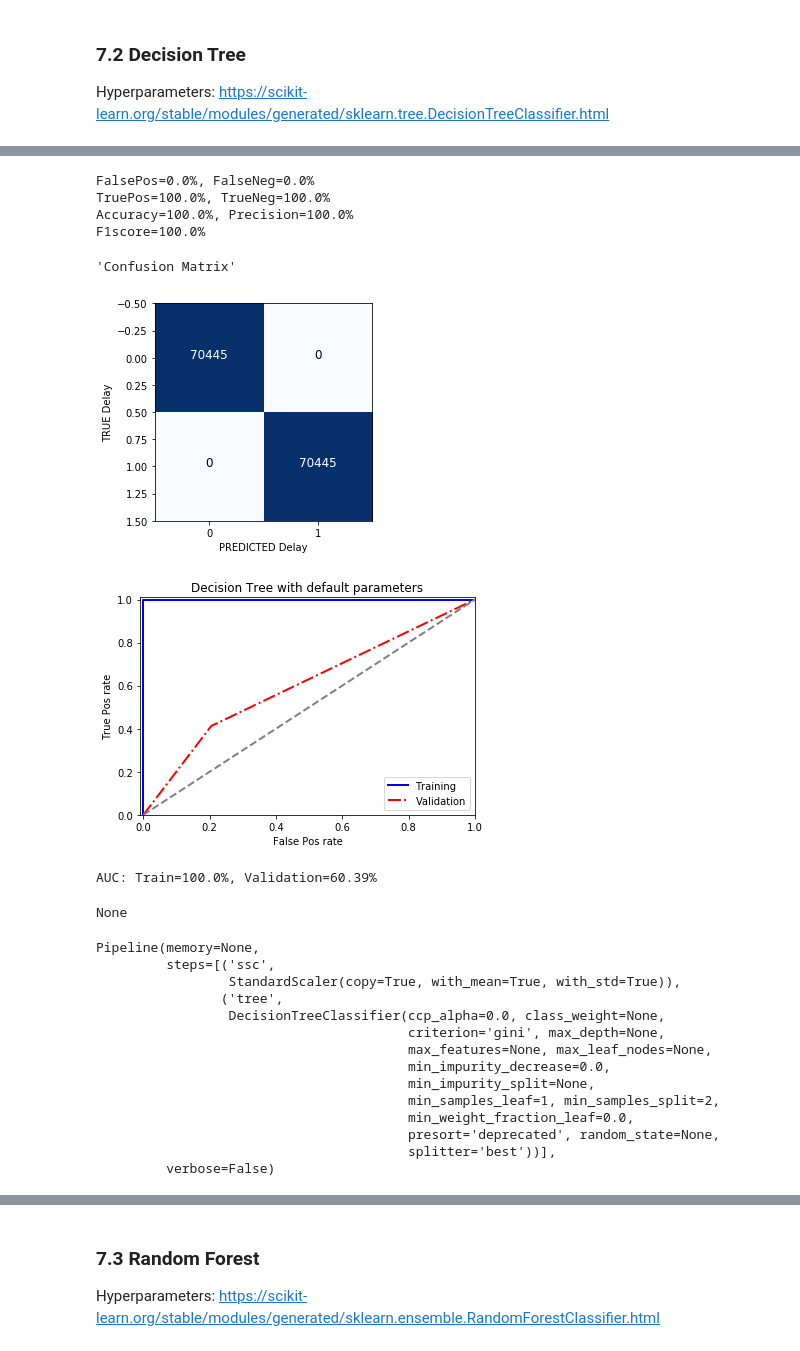
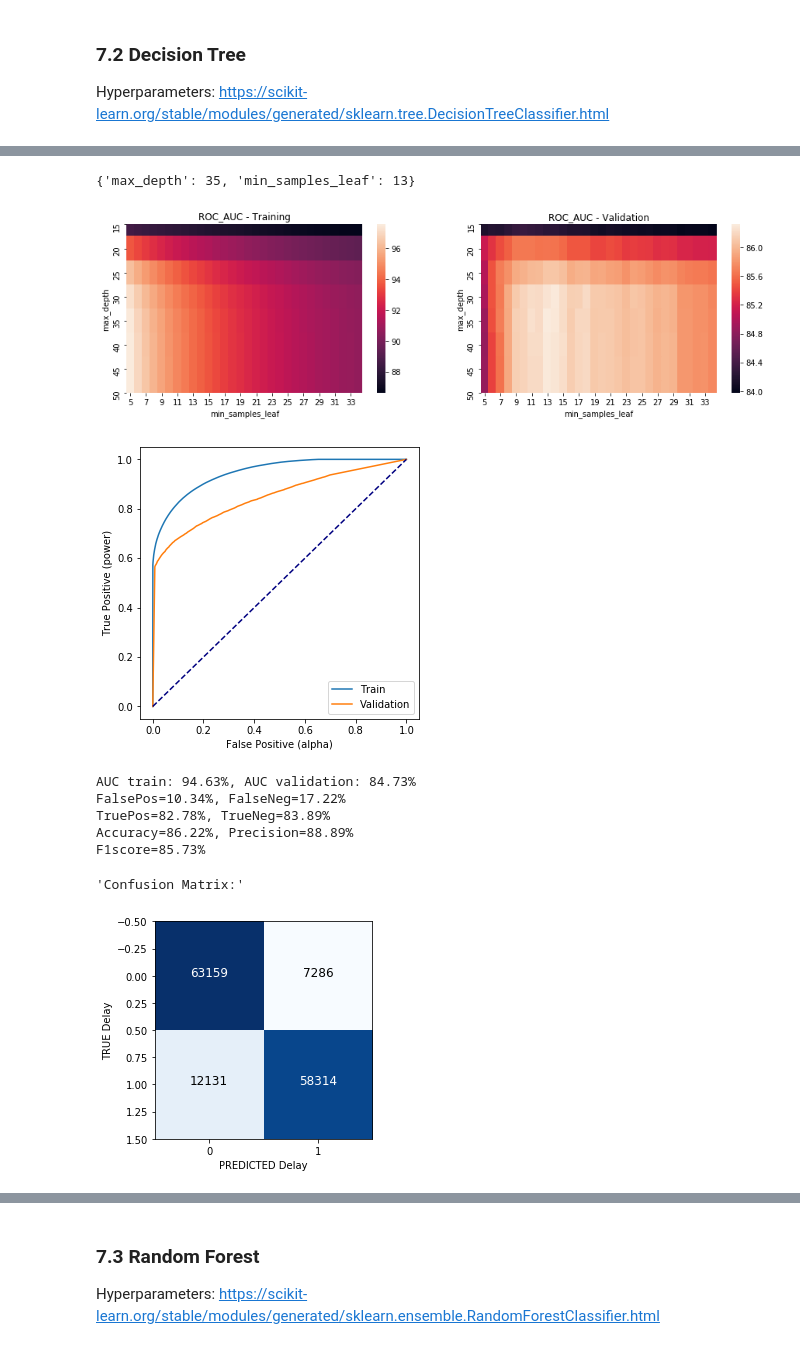
Before and after one commit to khairulomar/Flight_Delays, a Jupyter notebook: flight_delay_notebook.ipynb, the cells around one changed output, grey strips where cells are left out. Saved outputs shown, nothing was run; the diff lists cells and outputs as text; code cells hidden in the pictures.

```diff
--- a/flight_delay_notebook.ipynb
+++ b/flight_delay_notebook.ipynb
@@ -448,4 +457,4 @@ def cf_matrix(y, y_pred):
     print(f'TruePos={round(TPR*100,2)}%, TrueNeg={round(TNR*100,2)}%')
     print(f'Accuracy={round(Acc*100,2)}%, Precision={round(Pre*100,2)}%')
     print(f'F1score={round(F1S*100,2)}%')
-    return ('Confusion Matrix')
+    return ('Confusion Matrix:')
@@ -674,0 +734,17 @@ Hyperparameters: https://scikit-learn.org/stable/modules/generated/sklearn.tree.
+# %%
+# Decision Tree GridsearchCV best model result - Round 2
+
+start = time.time()
+print(f'Start: {(datetime.utcfromtimestamp(start).strftime("%H:%M:%S"))}')
+
+param_grid = {'max_depth':range(15,50+1,5),'min_samples_leaf':range(5,100+1,15)}
+
+opt_model = GridSearchCV(model,param_grid,cv=3,scoring='roc_auc',return_train_score=True,n_jobs=-1)
+opt_model.fit(X_train,y_train)
+best_model = opt_model.best_estimator_
+
+print(f'End: {datetime.utcfromtimestamp(time.time()).strftime("%H:%M:%S")} in {round((time.time()-start)/60,1)} minutes')
+
+scores(best_model,X_train,X_val,y_train,y_val)
+print(opt_model.best_params_)
+opt_plots(opt_model, 'max_depth', 'min_samples_leaf')
@@ -675,36 +772,34 @@ Hyperparameters: https://scikit-learn.org/stable/modules/generated/sklearn.tree.
+# %%
+# Decision Tree GridsearchCV best model result - Round 3 (open from pickle)
+
+filename = 'pickle_dtree_gs.sav'
+opt_model = pickle.load(open(filename, 'rb'))
+best_model = opt_model.best_estimator_
+
+scores(best_model,X_train,X_val,y_train,y_val)
+print(opt_model.best_params_)
+opt_plots(opt_model, 'max_depth', 'min_samples_leaf')
+# %% [output]
+{'max_depth': 35, 'min_samples_leaf': 13}
+[figure, added]
 # %%
-# Decision Tree with default hyperparameters
+# Decision Tree best model with optimized hyperparameters:
 
-dtree = Pipeline([('ssc', StandardScaler()),
-                  ('tree', DecisionTreeClassifier())])
-dtree.fit(X_train, y_train)
-y_pred_train = dtree.predict(X_train)
-dtree_measures = cf_measures(y_train, y_pred_train)
+best_dtree = best_model
 
+scores(best_dtree,X_train,X_val,y_train,y_val)
+auc_train, auc_val = roc_plot(best_dtree,X_train,y_train,X_val,y_val)
+
+y_pred_train = best_dtree.predict(X_train)
+dtree_measures = cf_measures(y_train, y_pred_train) + tuple([auc_train, auc_val])
 display(cf_matrix(y_train, y_pred_train))
-display(plot_roc_auc(X_train, y_train, X_val, y_val, dtree, 'Decision Tree with default parameters'))
-display(dtree)
+display(best_dtree)
 # %% [output]
+[figure, new version]
-FalsePos=0.0%, FalseNeg=0.0%
-TruePos=100.0%, TrueNeg=100.0%
-Accuracy=100.0%, Precision=100.0%
-F1score=100.0%
+AUC train: 94.63%, AUC validation: 84.73%
+FalsePos=10.34%, FalseNeg=17.22%
+TruePos=82.78%, TrueNeg=83.89%
+Accuracy=86.22%, Precision=88.89%
+F1score=85.73%
-'Confusion Matrix'
+'Confusion Matrix:'
-[figure, old version]
-[figure, old version]
+[figure, new version]
-AUC: Train=100.0%, Validation=60.39%
-None
-Pipeline(memory=None,
-         steps=[('ssc',
-                 StandardScaler(copy=True, with_mean=True, with_std=True)),
-                ('tree',
-                 DecisionTreeClassifier(ccp_alpha=0.0, class_weight=None,
-                                        criterion='gini', max_depth=None,
-                                        max_features=None, max_leaf_nodes=None,
-                                        min_impurity_decrease=0.0,
-                                        min_impurity_split=None,
-                                        min_samples_leaf=1, min_samples_split=2,
-                                        min_weight_fraction_leaf=0.0,
-                                        presort='deprecated', random_state=None,
-                                        splitter='best'))],
-         verbose=False)
```
Also changed, not shown: parts of 52 cells of this notebook.
